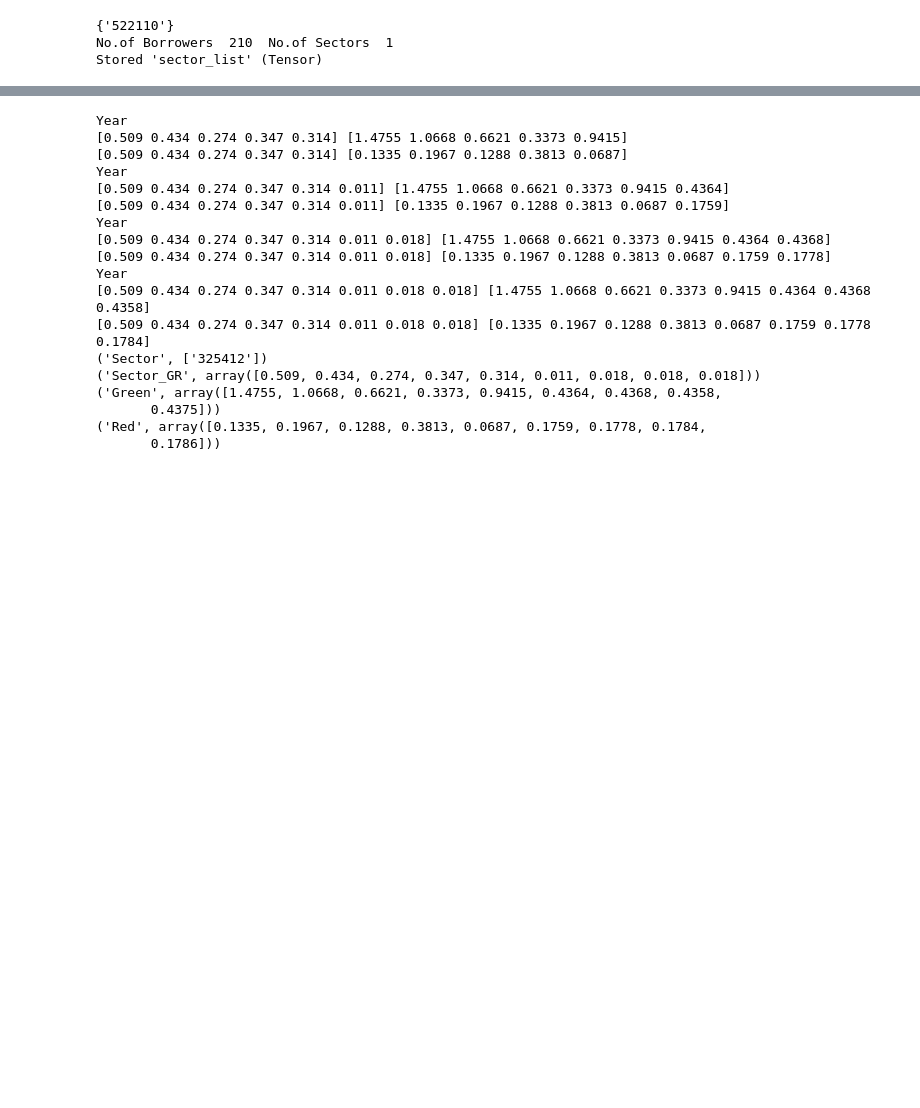
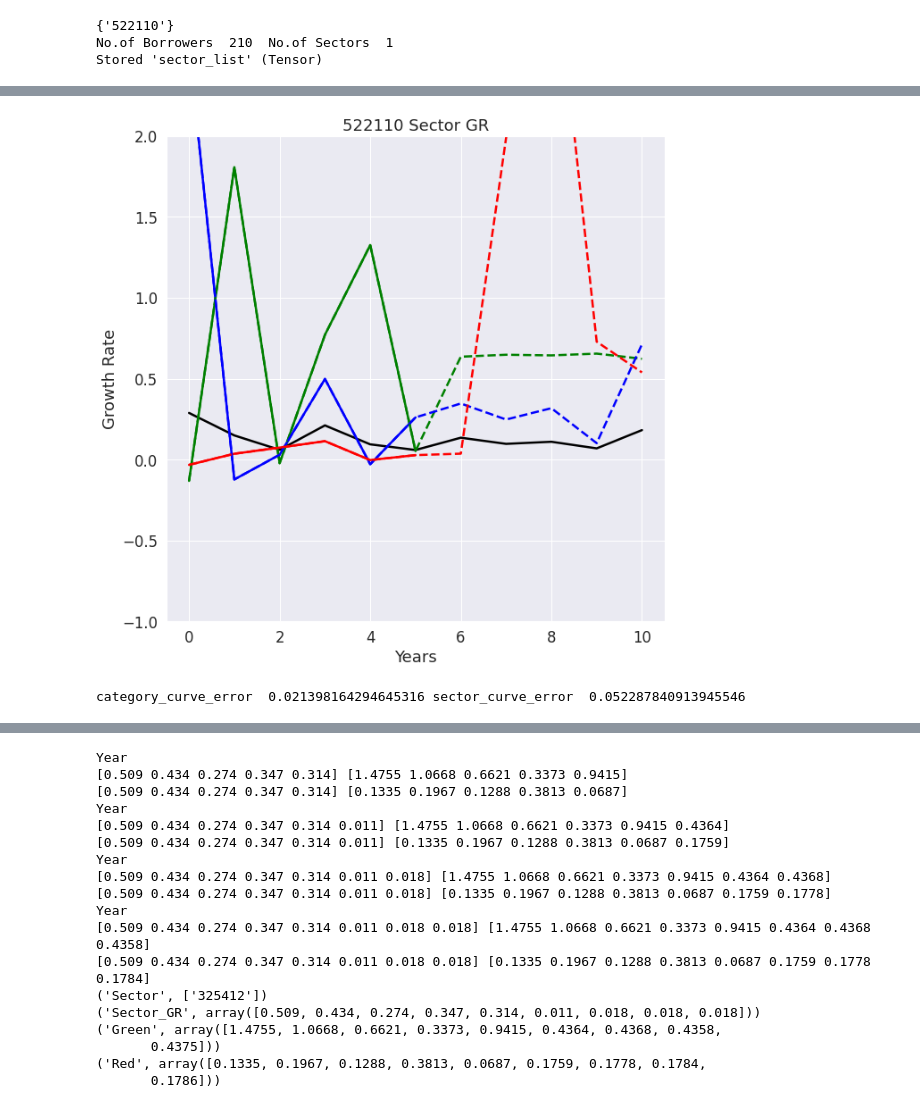
Before and after one commit to SaiChaitanya-ON/Personalized-Sector-with-Knowledge-Graph, a Jupyter notebook: notebooks/Revenue_Growth_Revenue_Graph.ipynb, the cells around one changed output, grey strips where cells are left out. Drawn from its saved outputs; the diff is of its cells as text; code cells hidden in the pictures; blank space fills up the shorter version.

```diff
--- a/notebooks/Revenue_Growth_Revenue_Graph.ipynb
+++ b/notebooks/Revenue_Growth_Revenue_Graph.ipynb
@@ -843 +880,66 @@ plt.show()
+# %%
+plt.figure(figsize = (10,10))
+
+Sn, = plt.plot(range(len(Category_GR_Data_Dict['Sector_GR'])),Category_GR_Data_Dict['Sector_GR'],'k')
+ps1n, = plt.plot(range(len(Category_GR_Data_Dict['Green'][:6])),Category_GR_Data_Dict['Green'][:6],'g')
+ps2n, = plt.plot(range(len(Category_GR_Data_Dict['Blue'][:6])),Category_GR_Data_Dict['Blue'][:6],'b')
+ps4n, = plt.plot(range(len(Category_GR_Data_Dict['Red'][:6])),Category_GR_Data_Dict['Red'][:6],'r')
+
+
+ps1, = plt.plot(range(len(Category_Level_Forecast_Dict['Green'])),Category_Level_Forecast_Dict['Green'],'g--')
+ps2, = plt.plot(range(len(Category_Level_Forecast_Dict['Blue'])),Category_Level_Forecast_Dict['Blue'],'b--')
+ps4, = plt.plot(range(len(Category_Level_Forecast_Dict['Red'])),Category_Level_Forecast_Dict['Red'],'r--')
+plt.title(Category_GR_Data_Dict['Sector'][0] + " Sector GR")
+plt.xlabel("Years")
+
+plt.ylabel("Growth Rate")
+plt.ylim(-1,2)
+plt.show()
+# %% [output]
+[figure, added]
+# %%
+def Back_Test_Category_Level_Sector(Five_Year_Data_Set_N, Category_Level_Forecast_Dict, ID_Green,ID_Blue,ID_Red):
+
+    return_Dict = {}
+    sector_curve = Category_Level_Forecast_Dict['Sector_GR']
+    error_category = 0
+    error_sector = 0
+    n = 0
+    for i in Five_Year_Data_Set_N.items():
+        ID,data = i
+        return_Dict[ID] = {'GR' : data['GR']}
+
+        if ID in ID_Green:
+            category_curve = Category_Level_Forecast_Dict['Green']
+        elif ID in ID_Blue:
+            category_curve = Category_Level_Forecast_Dict['Blue']
+        elif ID in ID_Red:
+            category_curve = Category_Level_Forecast_Dict['Red']
+
+        error_c = 0
+        error_s = 0
+        for j in range(len(category_curve[6:])):
+
+            if data['GR'][j] == 0:
+                val = 0.001
+            else:
+                val = data['GR'][j]
+
+            error_c += abs(val - category_curve[j])/abs(val)
+            error_s += abs(val - sector_curve[j])/abs(val)
+
+        error_category += error_c/len(category_curve[6:])
+        error_sector += error_s/len(category_curve[6:])
+        n += 1
+
+    error_category = error_c/n
+    error_sector = error_s/n
+
+    print('category_curve_error ',error_category,'sector_curve_error ',error_sector)
+
+
+
+Back_Test_Category_Level_Sector(Five_Year_Data_Set_N, Category_Level_Forecast_Dict, ID_Green,ID_Blue,ID_Red)
+# %% [output]
+category_curve_error  0.021398164294645316 sector_curve_error  0.052287840913945546
 # %%
```
Also changed, not shown: parts of 14 cells of this notebook.
